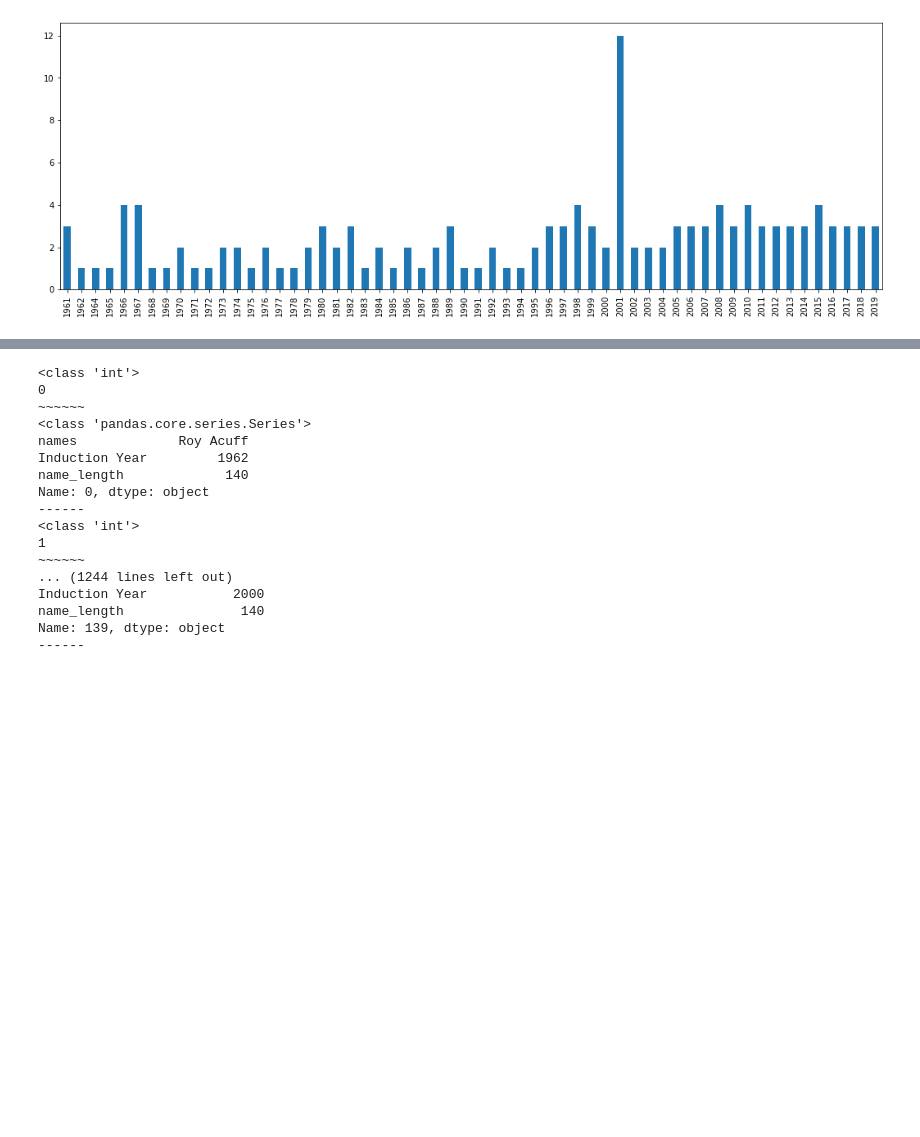
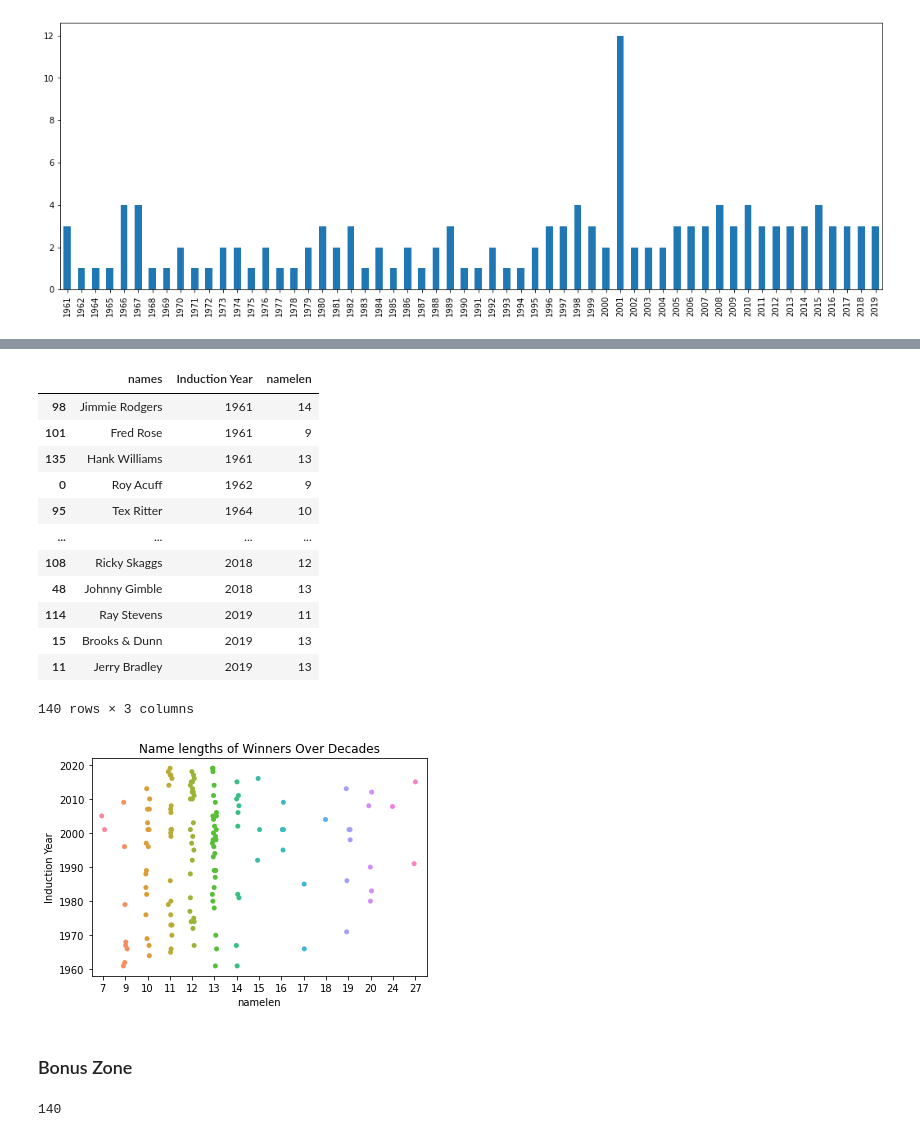
Before and after one commit to derektprice/web_scraping_country_music_hof_python, a Jupyter notebook: derek_country_hof_scrapin.ipynb, the cells around one changed output, grey strips where cells are left out. Saved outputs shown, nothing was run; the diff lists cells and outputs as text; code cells hidden in the pictures; blank space fills up the shorter version.

```diff
--- a/derek_country_hof_scrapin.ipynb
+++ b/derek_country_hof_scrapin.ipynb
@@ -92,3 +91,6 @@ memory usage: 2.3+ KB
 country_df['Induction Year'].value_counts().sort_index().plot(kind='bar', figsize=(18, 6));
 # %% [output]
 [figure]
+# %%
+country_df['namelen'] = country_df.apply(lambda x: len(x.names), axis=1)
+country_df[0:50]
@@ -95,28 +115,25 @@ country_df['Induction Year'].value_counts().sort_index().plot(kind='bar', figsiz
 # %%
-#https://pythonbasics.org/pandas-iterate-dataframe/
-for index, row in country_df.iterrows():
-    print(type(index))
-    print(index)
-    print('~~~~~~')
-
-    print(type(row))
-    print(row)
-    print('------')
+sorted_df = country_df.sort_values("Induction Year")
+sorted_df
 # %% [output]
+|  | names | Induction Year | namelen |
+| 98 | Jimmie Rodgers | 1961 | 14 |
+| 101 | Fred Rose | 1961 | 9 |
+| 135 | Hank Williams | 1961 | 13 |
+| 0 | Roy Acuff | 1962 | 9 |
+| 95 | Tex Ritter | 1964 | 10 |
+| ... | ... | ... | ... |
+| 108 | Ricky Skaggs | 2018 | 12 |
+| 48 | Johnny Gimble | 2018 | 13 |
+| 114 | Ray Stevens | 2019 | 11 |
+| 15 | Brooks & Dunn | 2019 | 13 |
+| 11 | Jerry Bradley | 2019 | 13 |
-<class 'int'>
-0
-~~~~~~
-<class 'pandas.core.series.Series'>
-names             Roy Acuff
-Induction Year         1962
-name_length             140
-Name: 0, dtype: object
-------
-<class 'int'>
-1
-~~~~~~
-... (1244 lines left out)
-Induction Year           2000
-name_length               140
-Name: 139, dtype: object
-------
+140 rows × 3 columns
+# %%
+sns.stripplot(y = sorted_df["Induction Year"], x = sorted_df['namelen'])
+plt.title("Name lengths of Winners Over Decades")
+plt.show()
+# %% [output]
+[figure, added]
+# %% [markdown]
+### Bonus Zone
@@ -122,0 +161,4 @@ Name: 139, dtype: object
+# %%
+len(biolinks)
+# %% [output]
+140
```
Also changed, not shown: parts of 32 cells of this notebook.
